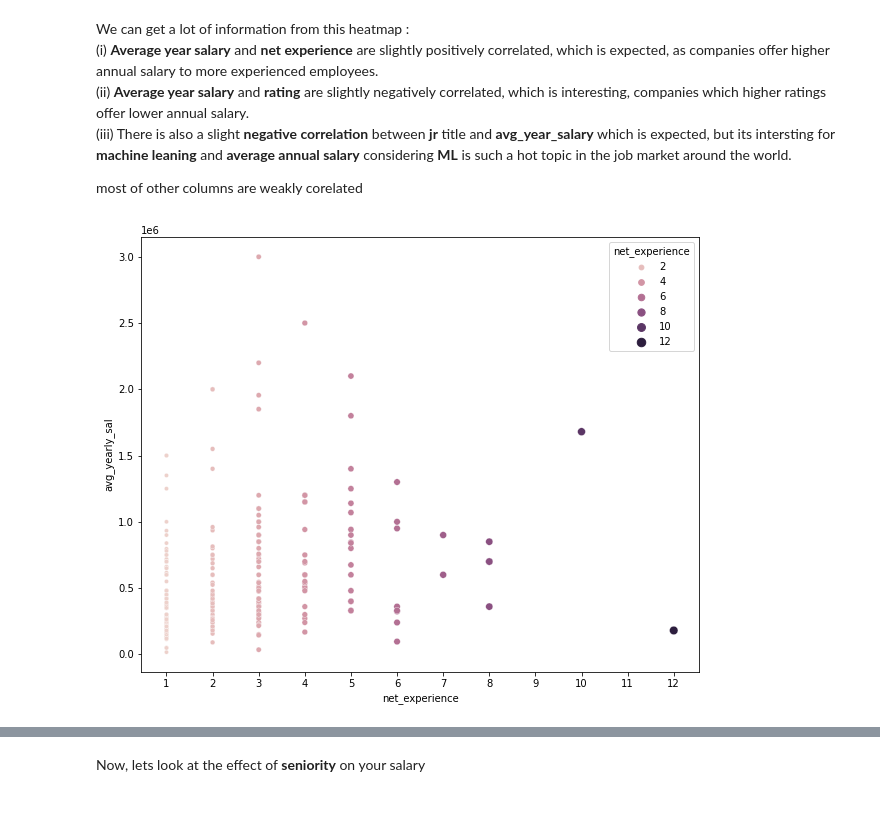
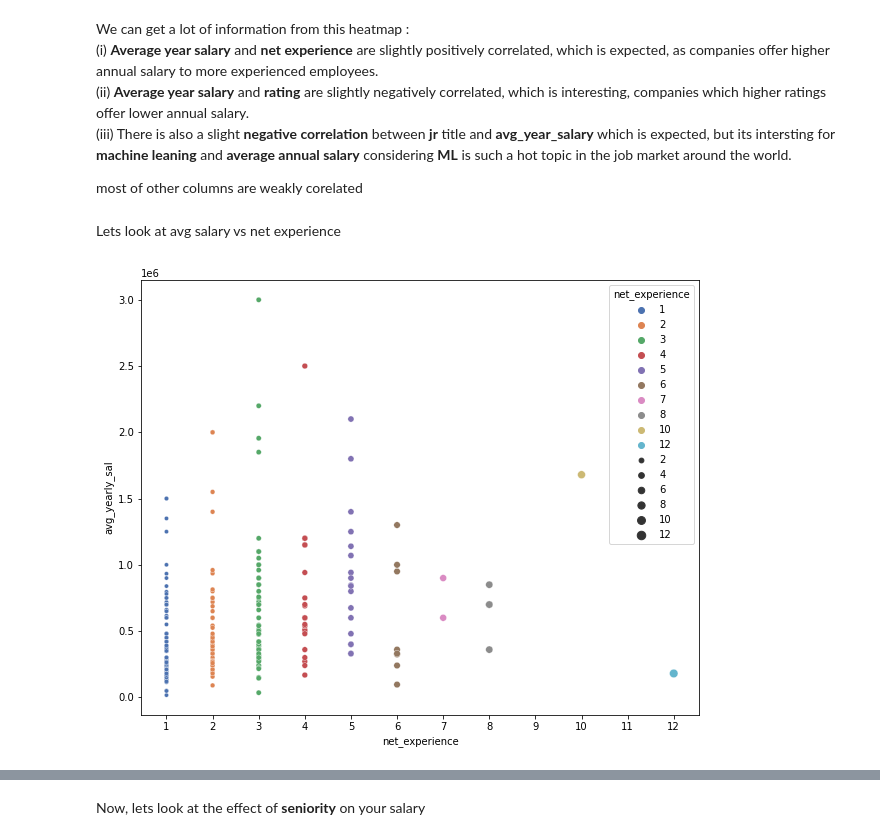
Before and after one commit to blaze-fire/Salary-Predictor, a Jupyter notebook: EDA.ipynb, the cells around one changed output, grey strips where cells are left out. Cells and saved outputs as stored; diff of their text form; code cells hidden in the pictures; blank space fills up the shorter version.

```diff
--- a/EDA.ipynb
+++ b/EDA.ipynb
@@ -104,6 +102,8 @@ palette = sns.color_palette("tab20",as_cmap=True)
+# %% [markdown]
+Lets look at avg salary vs net experience
 # %%
-sns.scatterplot(x='net_experience', y='avg_yearly_sal', data=df[(df['avg_yearly_sal'] != 0) & (df['net_experience']>0)],hue=df[(df['avg_yearly_sal'] != 0) & (df['net_experience']>0)]['net_experience'], size='net_experience' )
+sns.scatterplot(x='net_experience', y='avg_yearly_sal', data=df[(df['avg_yearly_sal'] != 0) & (df['net_experience']>0)],hue=df[(df['avg_yearly_sal'] != 0) & (df['net_experience']>0)]['net_experience'], size='net_experience', palette='deep' )
 plt.xticks(np.arange(1,13))
 plt.show()
 # %% [output]
-[figure, old version]
+[figure, new version]
```
Also changed, not shown: parts of 25 cells of this notebook, 7 other files.
